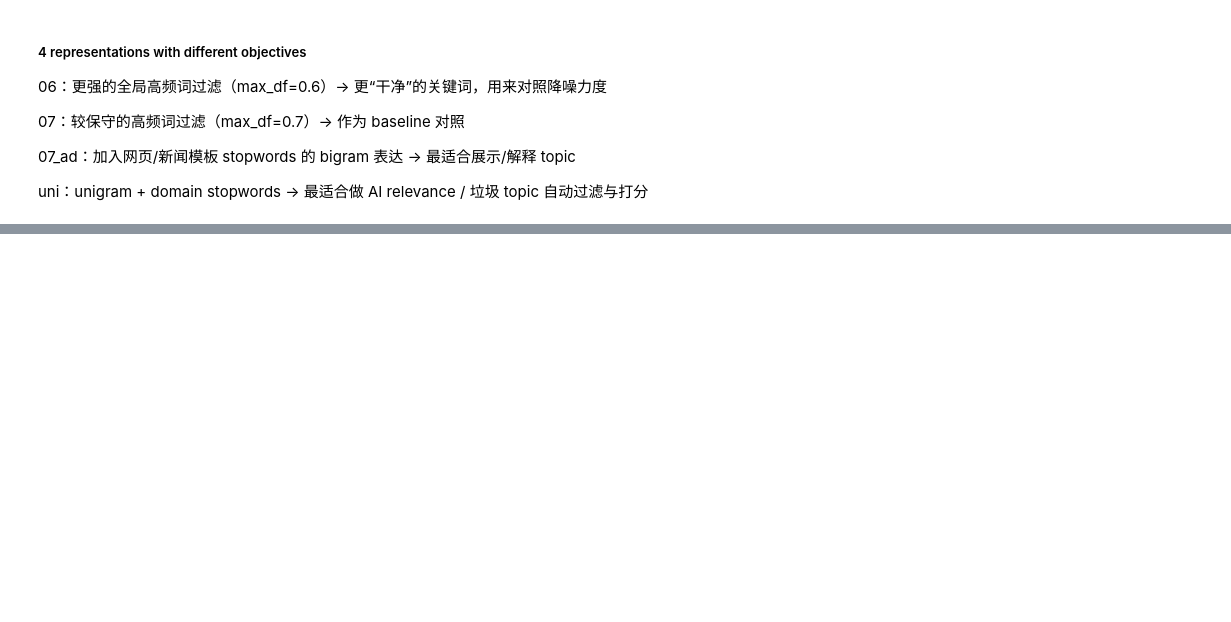
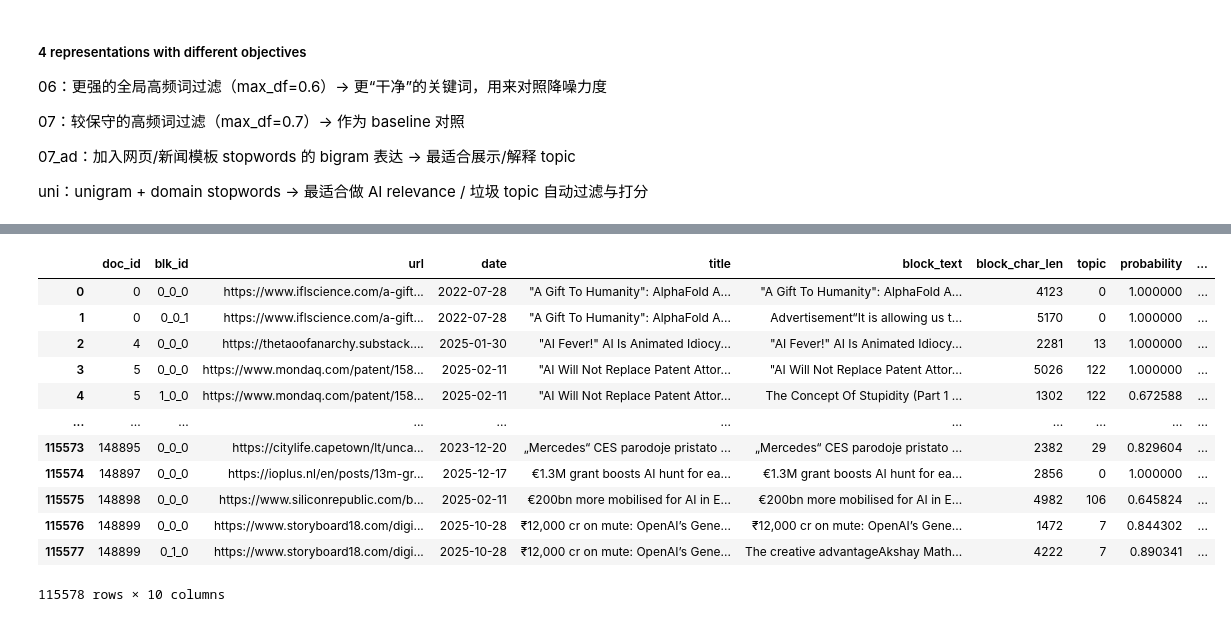
Before and after one commit to Yoki-SyZhang/NLP-How-AI-Impact-Industry, a Jupyter notebook: notebooks/02_Topic_Modeling.ipynb, the cells around one changed output, grey strips where cells are left out. Saved outputs shown, nothing was run; the diff lists cells and outputs as text; code cells hidden in the pictures; blank space fills up the shorter version.

```diff
--- a/notebooks/02_Topic_Modeling.ipynb
+++ b/notebooks/02_Topic_Modeling.ipynb
@@ -1195,0 +1563,18 @@ INDUSTRY_BUCKETS_REFINED = {
+# %%
+DATA_DIR = "G:/我的云端硬盘/NLP_project"
+df_blk_valid = pd.read_parquet(f"{DATA_DIR}/df_blk_valid_industry.parquet")
+df_blk_valid
+# %% [output]
+|  | doc_id | blk_id | url | date | title | block_text | block_char_len | topic | probability | ... |
+| 0 | 0 | 0_0_0 | https://www.iflscience.com/a-gift... | 2022-07-28 | "A Gift To Humanity": AlphaFold A... | "A Gift To Humanity": AlphaFold A... | 4123 | 0 | 1.000000 | ... |
+| 1 | 0 | 0_0_1 | https://www.iflscience.com/a-gift... | 2022-07-28 | "A Gift To Humanity": AlphaFold A... | Advertisement“It is allowing us t... | 5170 | 0 | 1.000000 | ... |
+| 2 | 4 | 0_0_0 | https://thetaoofanarchy.substack.... | 2025-01-30 | "AI Fever!" AI Is Animated Idiocy... | "AI Fever!" AI Is Animated Idiocy... | 2281 | 13 | 1.000000 | ... |
+| 3 | 5 | 0_0_0 | https://www.mondaq.com/patent/158... | 2025-02-11 | "AI Will Not Replace Patent Attor... | "AI Will Not Replace Patent Attor... | 5026 | 122 | 1.000000 | ... |
+| 4 | 5 | 1_0_0 | https://www.mondaq.com/patent/158... | 2025-02-11 | "AI Will Not Replace Patent Attor... | The Concept Of Stupidity (Part 1 ... | 1302 | 122 | 0.672588 | ... |
+| ... | ... | ... | ... | ... | ... | ... | ... | ... | ... | ... |
+| 115573 | 148895 | 0_0_0 | https://citylife.capetown/lt/unca... | 2023-12-20 | „Mercedes“ CES parodoje pristato ... | „Mercedes“ CES parodoje pristato ... | 2382 | 29 | 0.829604 | ... |
+| 115574 | 148897 | 0_0_0 | https://ioplus.nl/en/posts/13m-gr... | 2025-12-17 | €1.3M grant boosts AI hunt for ea... | €1.3M grant boosts AI hunt for ea... | 2856 | 0 | 1.000000 | ... |
+| 115575 | 148898 | 0_0_0 | https://www.siliconrepublic.com/b... | 2025-02-11 | €200bn more mobilised for AI in E... | €200bn more mobilised for AI in E... | 4982 | 106 | 0.645824 | ... |
+| 115576 | 148899 | 0_0_0 | https://www.storyboard18.com/digi... | 2025-10-28 | ₹12,000 cr on mute: OpenAI’s Gene... | ₹12,000 cr on mute: OpenAI’s Gene... | 1472 | 7 | 0.844302 | ... |
+| 115577 | 148899 | 0_1_0 | https://www.storyboard18.com/digi... | 2025-10-28 | ₹12,000 cr on mute: OpenAI’s Gene... | The creative advantageAkshay Math... | 4222 | 7 | 0.890341 | ... |
+115578 rows × 10 columns
```
Also changed, not shown: parts of 24 cells of this notebook.
